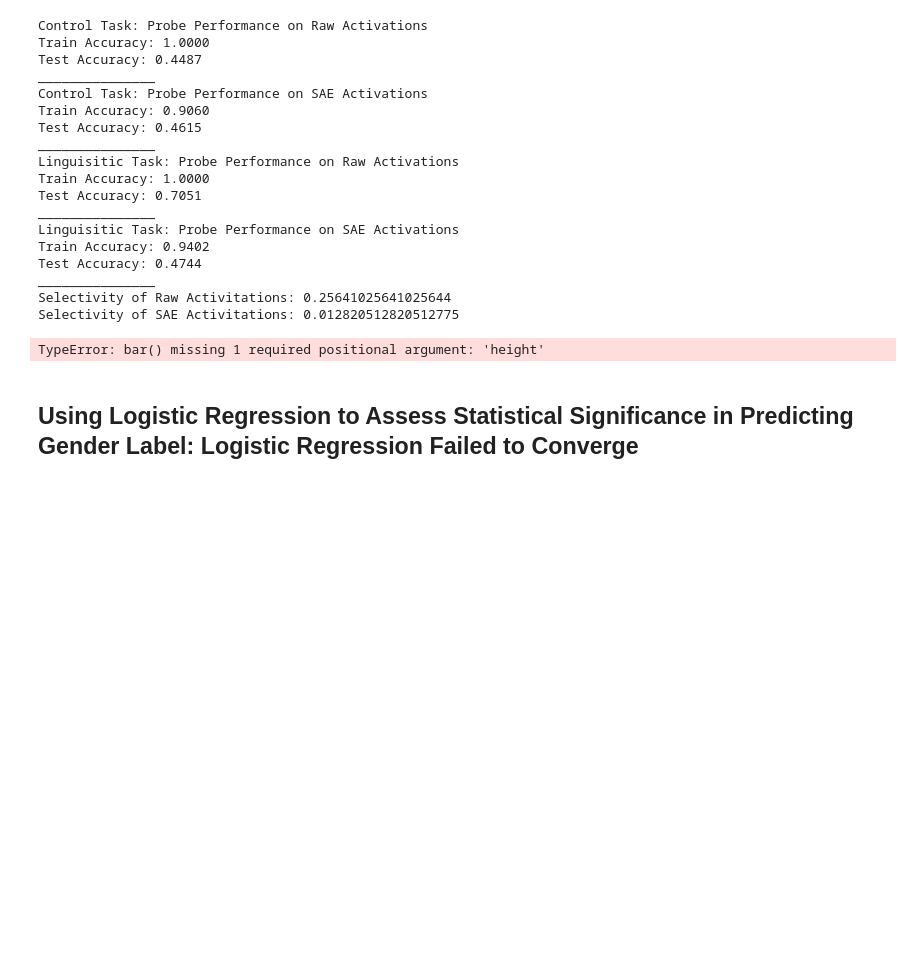
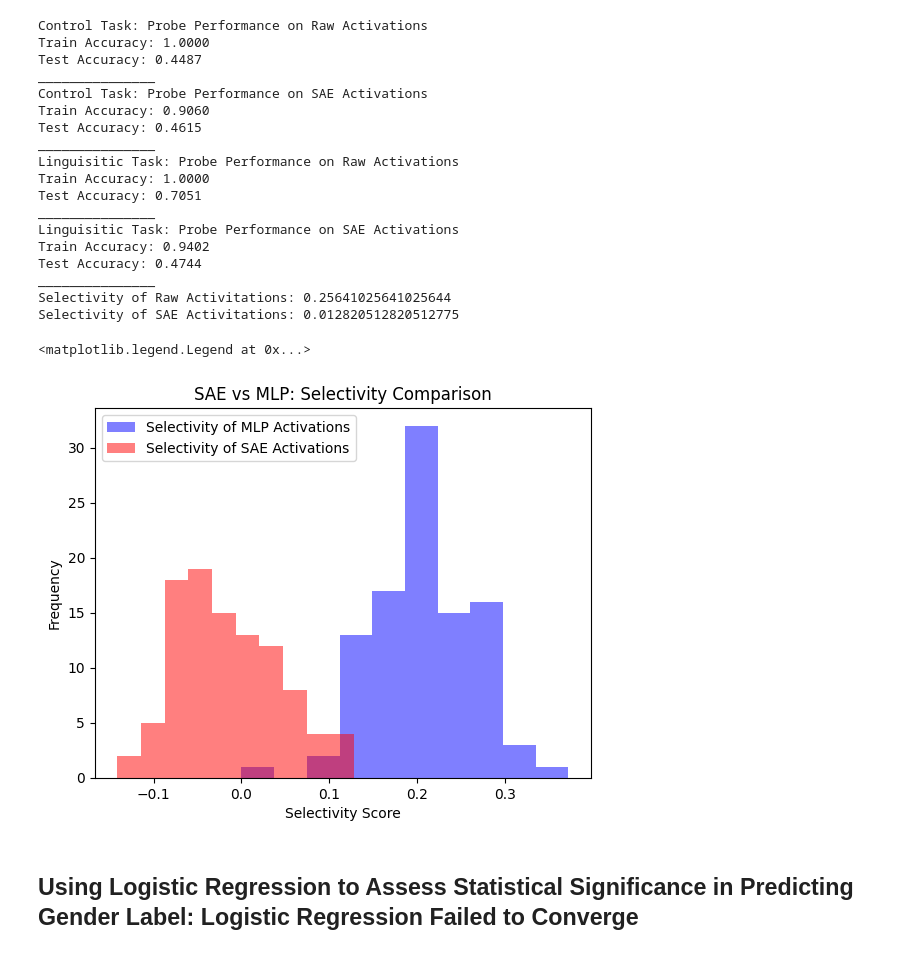
Before and after one commit to Pratik-Doshi-99/SAE-MLP-Analysis, a Jupyter notebook: Compiled.ipynb, the cells around one changed output. Drawn from its saved outputs; the diff is of its cells as text; code cells hidden in the pictures; blank space fills up the shorter version.

```diff
--- a/Compiled.ipynb
+++ b/Compiled.ipynb
@@ -498,10 +507,15 @@ Selectivity of Raw Activitations: 0.25641025641025644
 Selectivity of SAE Activitations: 0.012820512820512775
 # %%
 # Analysing the selectivity variance
+from tqdm import tqdm
+
 def selectivity_variance(iterations = 5):
     selectivity_sae = []
     selectivity_activations = []
-    for i in range(iterations):
+
+    linear_probe_activations, train_acc_activations, test_acc_activations = train_linear_classifier(train_activations, train_gender, test_activations, test_gender, print_result=False)
+    linear_probe_sae, train_acc_sae, test_acc_sae = train_linear_classifier(train_sae_activations, train_gender, test_sae_activations, test_gender, print_result=False)
+    for i in tqdm(range(iterations)):
         torch.manual_seed(1024 + i)
 
         shuffled_indices_control = torch.randperm(activations.shape[0])
@@ -514,21 +528,21 @@ def selectivity_variance(iterations = 5):
 
         linear_probe_sae_control, train_acc_sae_control, test_acc_sae_control = train_linear_classifier(train_sae_activations, train_gender_control, test_sae_activations, test_gender_control, print_result=False)
 
-        linear_probe_activations, train_acc_activations, test_acc_activations = train_linear_classifier(train_activations, train_gender, test_activations, test_gender, print_result=False)
-
-        linear_probe_sae, train_acc_sae, test_acc_sae = train_linear_classifier(train_sae_activations, train_gender, test_sae_activations, test_gender, print_result=False)
-
         selectivity_activations.append(test_acc_activations - test_acc_activations_control)
         selectivity_sae.append(test_acc_sae - test_acc_sae_control)
     return selectivity_activations, selectivity_sae
 # %%
-selectivity_activations, selectivity_sae = selectivity_variance(iterations = 20)
+selectivity_activations, selectivity_sae = selectivity_variance(iterations = 100)
 # %%
-plt.bar(selectivity_activations,label='Selectivity of MLP Activations')
-plt.bar(selectivity_sae,label='Selectivity of SAE Activations')
+plt.title('SAE vs MLP: Selectivity Comparison')
+plt.hist(selectivity_activations,label='Selectivity of MLP Activations',alpha = 0.5, lw=3, color= 'b')
+plt.hist(selectivity_sae,label='Selectivity of SAE Activations',alpha = 0.5, lw=3, color= 'r')
+plt.xlabel('Selectivity Score')
+plt.ylabel('Frequency')
 plt.legend()
 # %% [output]
-TypeError: bar() missing 1 required positional argument: 'height'
+<matplotlib.legend.Legend at 0x...>
+[figure, added]
 # %% [markdown]
 ## Using Logistic Regression to Assess Statistical Significance in Predicting Gender Label: Logistic Regression Failed to Converge
 # %%
```
Also changed, not shown: parts of 11 cells of this notebook.
